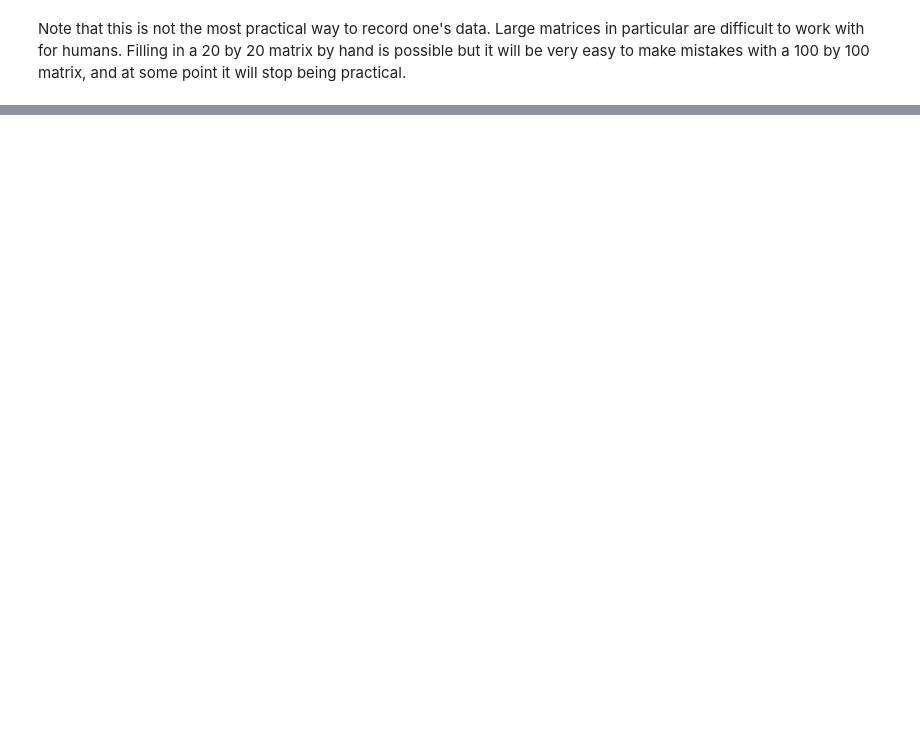
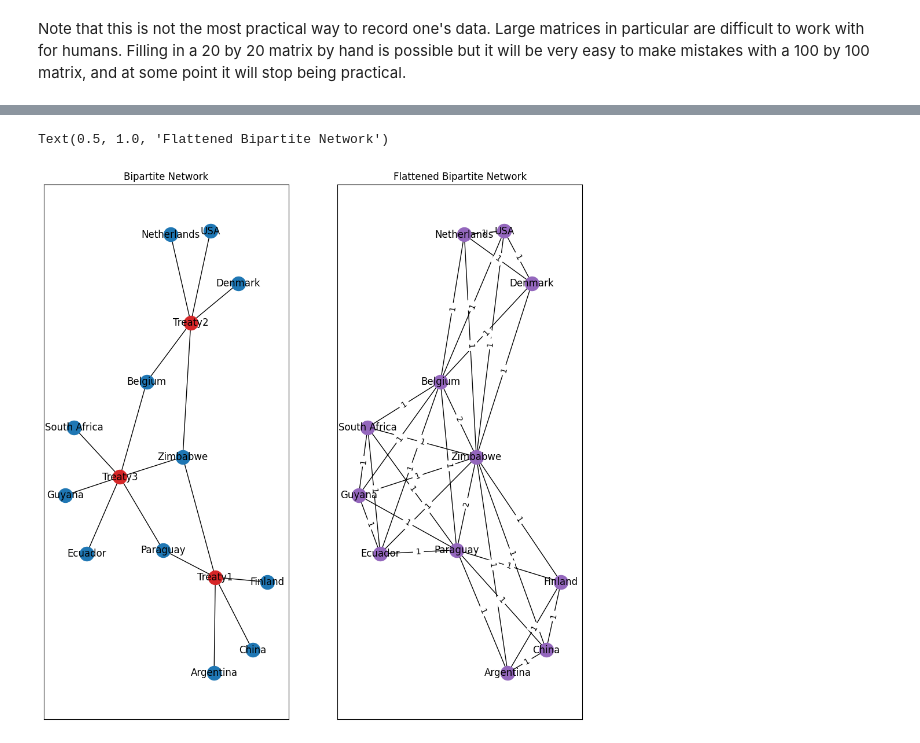
Before and after one commit to maastrichtlawtech/legalnetworkanalysis_textbook, a Jupyter notebook: Chapter_5_Data_Collection_and_Preparation.ipynb, the cells around one changed output, grey strips where cells are left out. Saved outputs shown, nothing was run; the diff lists cells and outputs as text; code cells hidden in the pictures; blank space fills up the shorter version.

```diff
--- a/Chapter_5_Data_Collection_and_Preparation.ipynb
+++ b/Chapter_5_Data_Collection_and_Preparation.ipynb
@@ -86,0 +103,25 @@ In the network visualization you will see the relationships that are logged in t
+# %%
+g_treaties = load_graph_from_json("data/g_treaties.json")
+states = [x[0] for x in list(g_treaties.nodes(data="bipartite")) if x[1] == 0]
+treaties = [x[0] for x in list(g_treaties.nodes(data="bipartite")) if x[1] == 1]
+g_treaties_flat = nx.bipartite.weighted_projected_graph(g_treaties, nodes=states)
+# %%
+fig, ax = plt.subplots(nrows=1, ncols=2, figsize=(12,12))
+
+pos = nx.spring_layout(g_treaties, seed=123)
+nx.draw_networkx_nodes(g_treaties, pos=pos, nodelist= states, node_color='tab:blue', ax=ax[0])
+nx.draw_networkx_nodes(g_treaties, pos=pos, nodelist= treaties, node_color='tab:red', ax=ax[0])
+nx.draw_networkx_edges(g_treaties, pos=pos, ax=ax[0])
+nx.draw_networkx_labels(g_treaties, pos=pos, ax=ax[0]);
+
+edgelabels = {(e,w):list(g_treaties_flat.get_edge_data(e,w).values())[0] for e,w in g_treaties_flat.edges}
+pos = nx.spring_layout(g_treaties, seed =123)
+nx.draw_networkx_nodes(g_treaties_flat, pos=pos, node_color="tab:purple", ax=ax[1])
+nx.draw_networkx_edges(g_treaties_flat, pos=pos, ax=ax[1])
+nx.draw_networkx_labels(g_treaties_flat, pos=pos, ax=ax[1]);
+nx.draw_networkx_edge_labels(g_treaties_flat, pos, edge_labels=edgelabels, ax=ax[1]);
+ax[0].set_title("Bipartite Network")
+ax[1].set_title("Flattened Bipartite Network")
+# %% [output]
+Text(0.5, 1.0, 'Flattened Bipartite Network')
+[figure, added]
```
Also changed, not shown: parts of 23 cells of this notebook, 3 other files.
